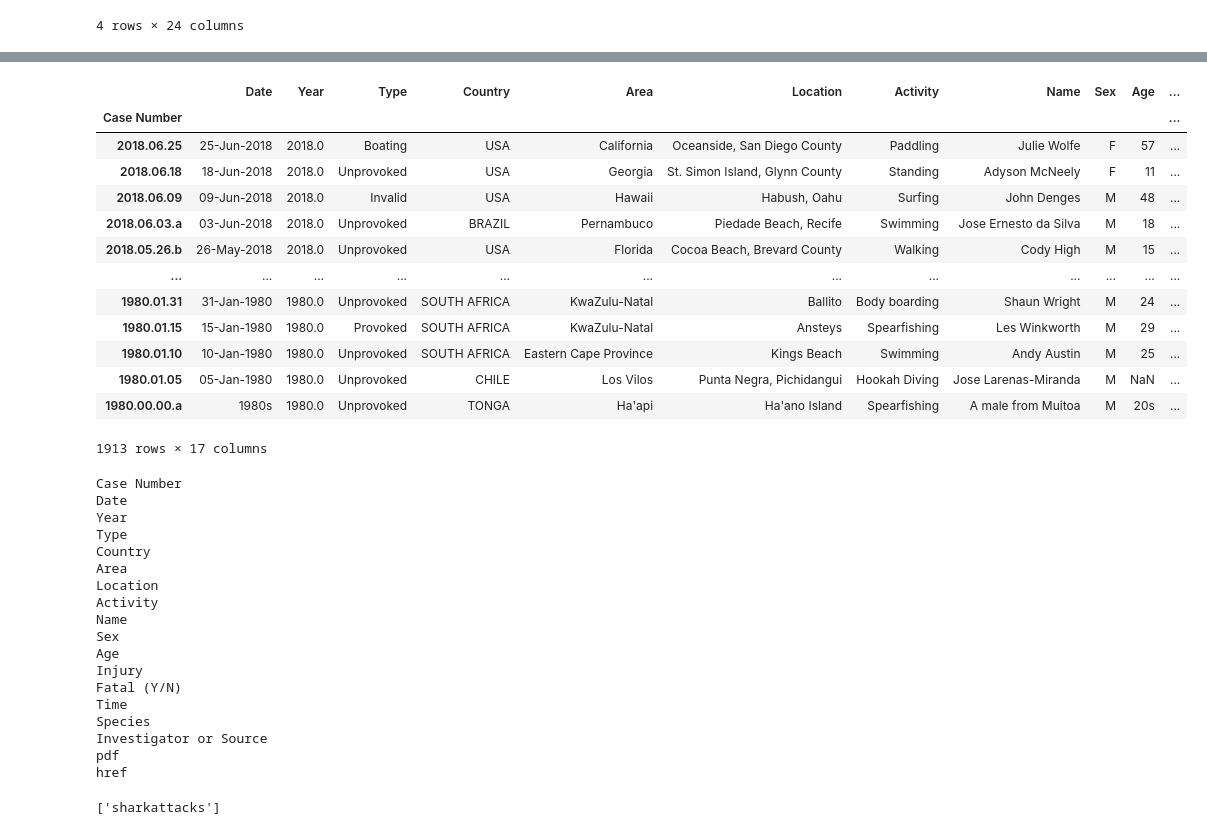
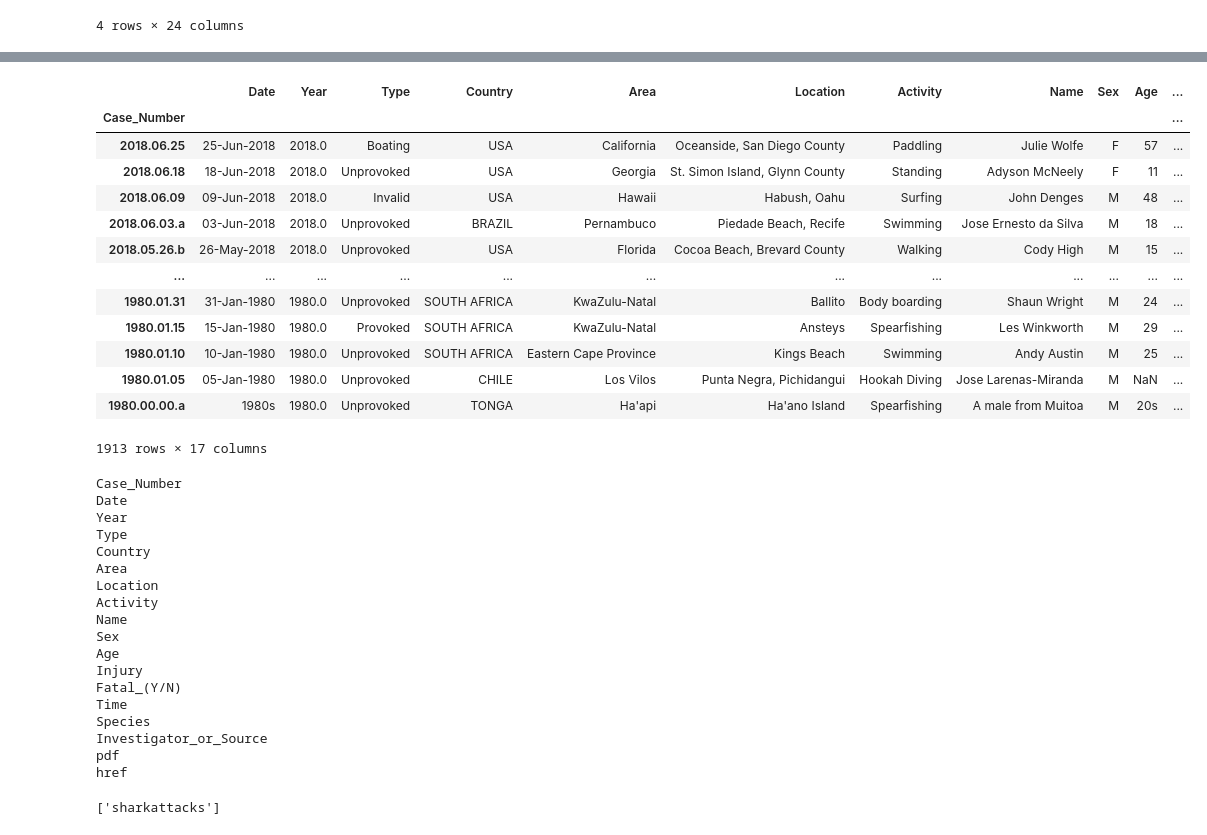
Before and after one commit to ElizaDeBarros/Project-2-Repo, a Jupyter notebook: data/Shark_Attack_Kaggle_Pull.ipynb, the cells around one changed output, grey strips where cells are left out. Drawn from its saved outputs; the diff is of its cells as text; code cells hidden in the pictures.

Commit message:
removed spaces in column names

```diff
--- a/data/Shark_Attack_Kaggle_Pull.ipynb
+++ b/data/Shark_Attack_Kaggle_Pull.ipynb
@@ -109,21 +107,22 @@ Unnamed: 23
 # %%
 df1 = df[["Case Number", "Date", "Year", "Type", "Country", "Area",
           "Location", "Activity", "Name", "Sex ",
           "Age", "Injury",
           "Fatal (Y/N)", "Time", "Species ",
           "Investigator or Source",
           "pdf", "href"]]
 
 df1 = df1.loc[(df["Case Number"] != "2013.10.05") & (df["Case Number"] != "2012.09.02.b"), :]
 
-df1 = df1.rename(columns={"Sex ": "Sex", "Species ": "Species"})
+df1 = df1.rename(columns={"Sex ": "Sex", "Species ": "Species", "Case Number": "Case_Number",
+                         "Fatal (Y/N)": "Fatal_(Y/N)", "Investigator or Source": "Investigator_or_Source"})
 
 df1
-df2 = df1.set_index(["Case Number"])
+df2 = df1.set_index(["Case_Number"])
 df2
 # %% [output]
 |  | Date | Year | Type | Country | Area | Location | Activity | Name | Sex | Age | ... |
-| Case Number |  |  |  |  |  |  |  |  |  |  | ... |
+| Case_Number |  |  |  |  |  |  |  |  |  |  | ... |
 | 2018.06.25 | 25-Jun-2018 | 2018.0 | Boating | USA | California | Oceanside, San Diego County | Paddling | Julie Wolfe | F | 57 | ... |
 | 2018.06.18 | 18-Jun-2018 | 2018.0 | Unprovoked | USA | Georgia | St. Simon Island, Glynn County | Standing | Adyson McNeely | F | 11 | ... |
 | 2018.06.09 | 09-Jun-2018 | 2018.0 | Invalid | USA | Hawaii | Habush, Oahu | Surfing | John Denges | M | 48 | ... |
@@ -140,7 +139,7 @@ df2
 for column in df1.columns:
     print(column)
 # %% [output]
-Case Number
+Case_Number
 Date
 Year
 Type
@@ -152,10 +151,10 @@ Name
 Sex
 Age
 Injury
-Fatal (Y/N)
+Fatal_(Y/N)
 Time
 Species
-Investigator or Source
+Investigator_or_Source
 pdf
 href
 # %%
```
Also changed, not shown: parts of 2 cells of this notebook.
